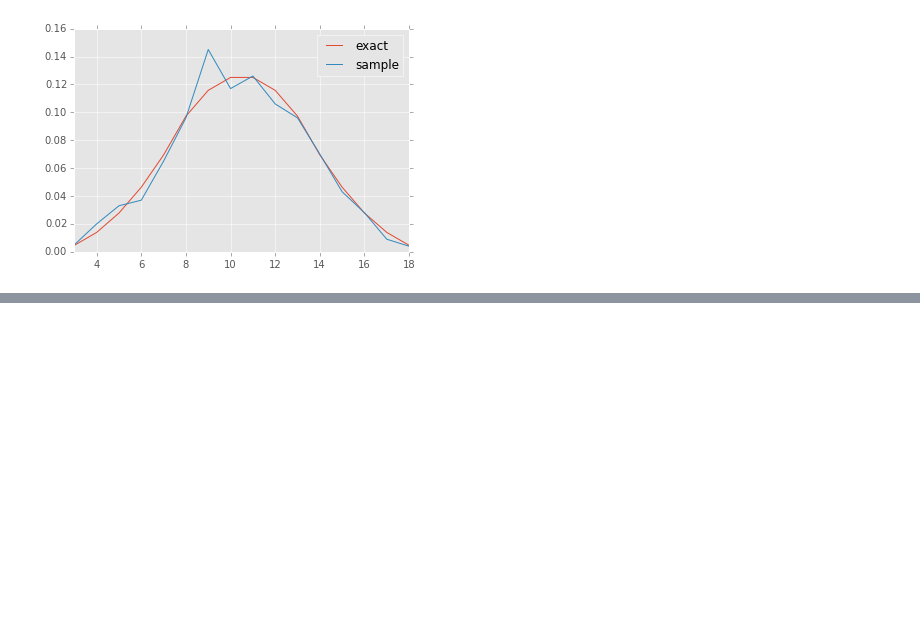
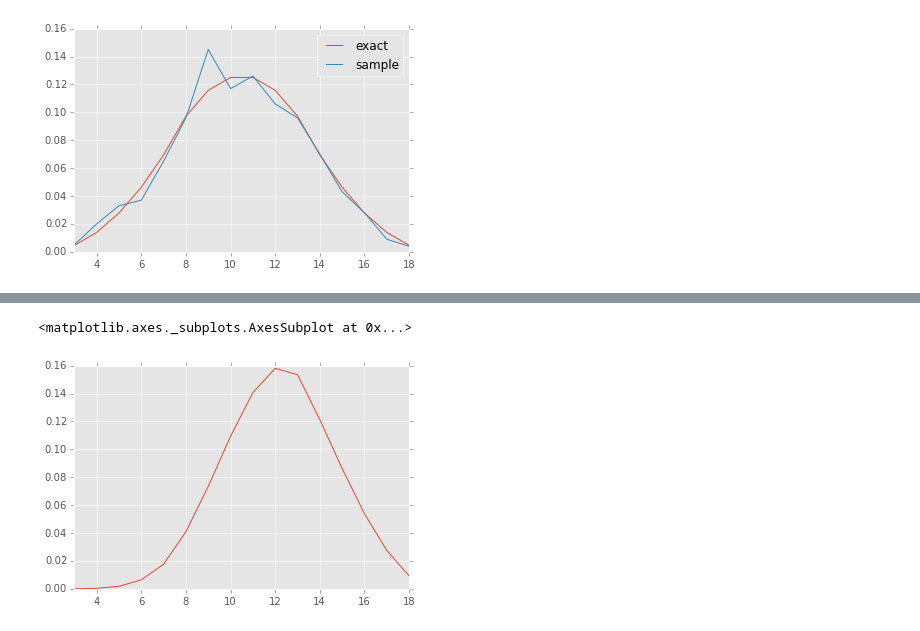
Before and after one commit to doolingdavid/ThinkBayes, a Jupyter notebook: code/newnotes.ipynb, the cells around one changed output, grey strips where cells are left out. Cells and saved outputs as stored; diff of their text form; code cells hidden in the pictures; blank space fills up the shorter version.

```diff
--- a/code/newnotes.ipynb
+++ b/code/newnotes.ipynb
@@ -2452,0 +2477,9 @@ dfall.plot()
+# %%
+best_attr_cdf = three_exact.Max(2)
+best_attr_pmf = best_attr_cdf.MakePmf()
+
+pd.Series(list(best_attr_pmf.Render()[1]),
+         index=list(best_attr_pmf.Render()[0])).plot()
+# %% [output]
+<matplotlib.axes._subplots.AxesSubplot at 0x...>
+[figure, added]
```
Also changed, not shown: parts of 11 cells of this notebook.
